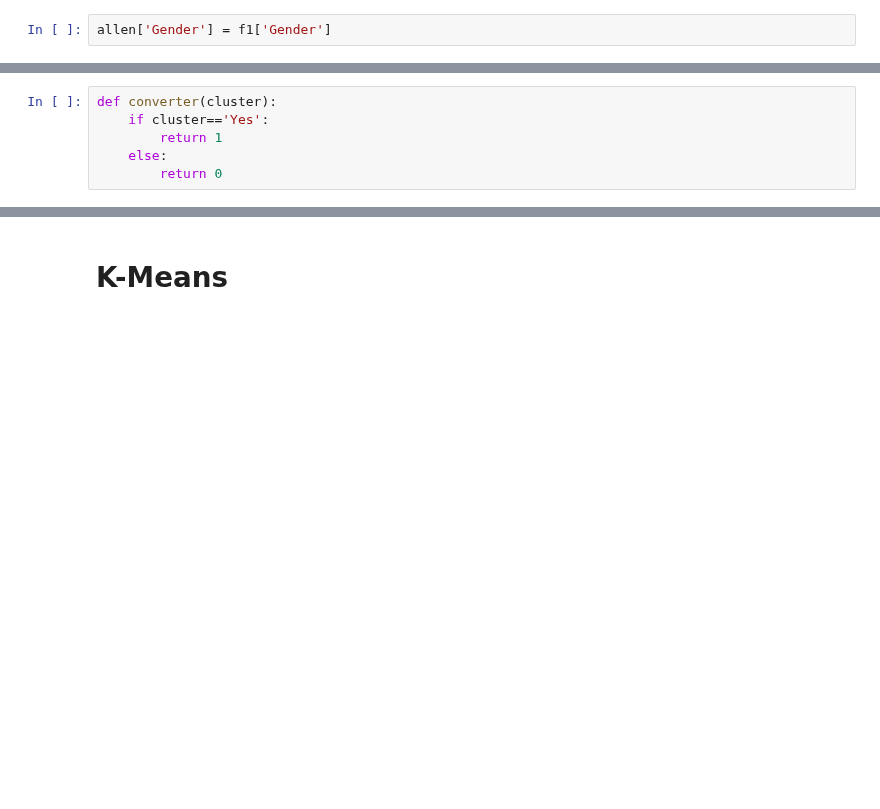
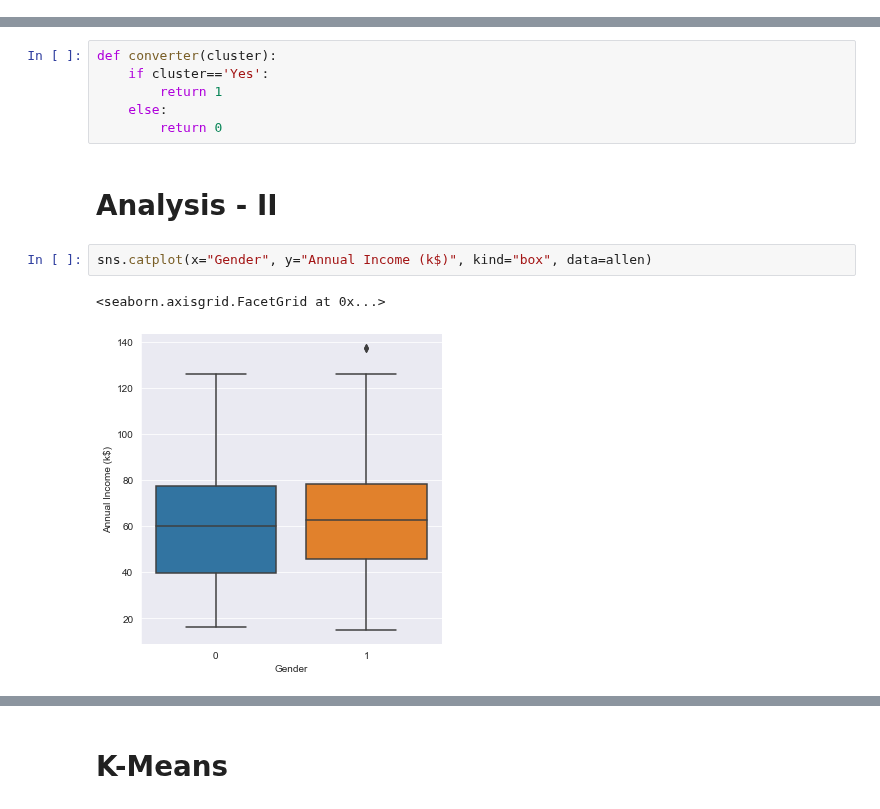
Before and after one commit to abphilip-vit/College7, a Jupyter notebook: T4/T4.ipynb, the cells around one changed output, grey strips where cells are left out. Cells and saved outputs as stored; diff of their text form; blank space fills up the shorter version.

```diff
--- a/T4/T4.ipynb
+++ b/T4/T4.ipynb
@@ -76,2 +65,0 @@ print(list(l1.inverse_transform([0,1])))
-# %%
-allen['Gender'] = f1['Gender']
@@ -130,3 +109,10 @@ def converter(cluster):
         return 1
     else:
         return 0
+# %% [markdown]
+# Analysis - II
+# %%
+sns.catplot(x="Gender", y="Annual Income (k$)", kind="box", data=allen)
+# %% [output]
+<seaborn.axisgrid.FacetGrid at 0x...>
+[figure, added]
```
Also changed, not shown: parts of 7 cells of this notebook.
